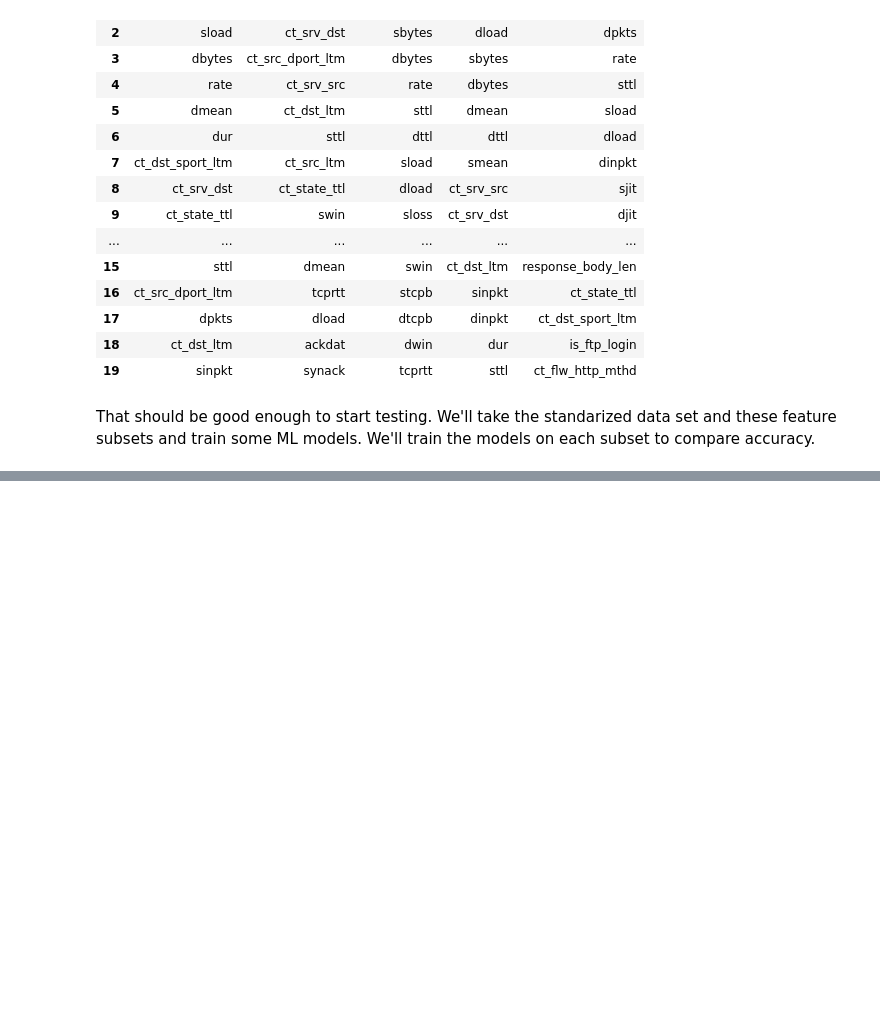
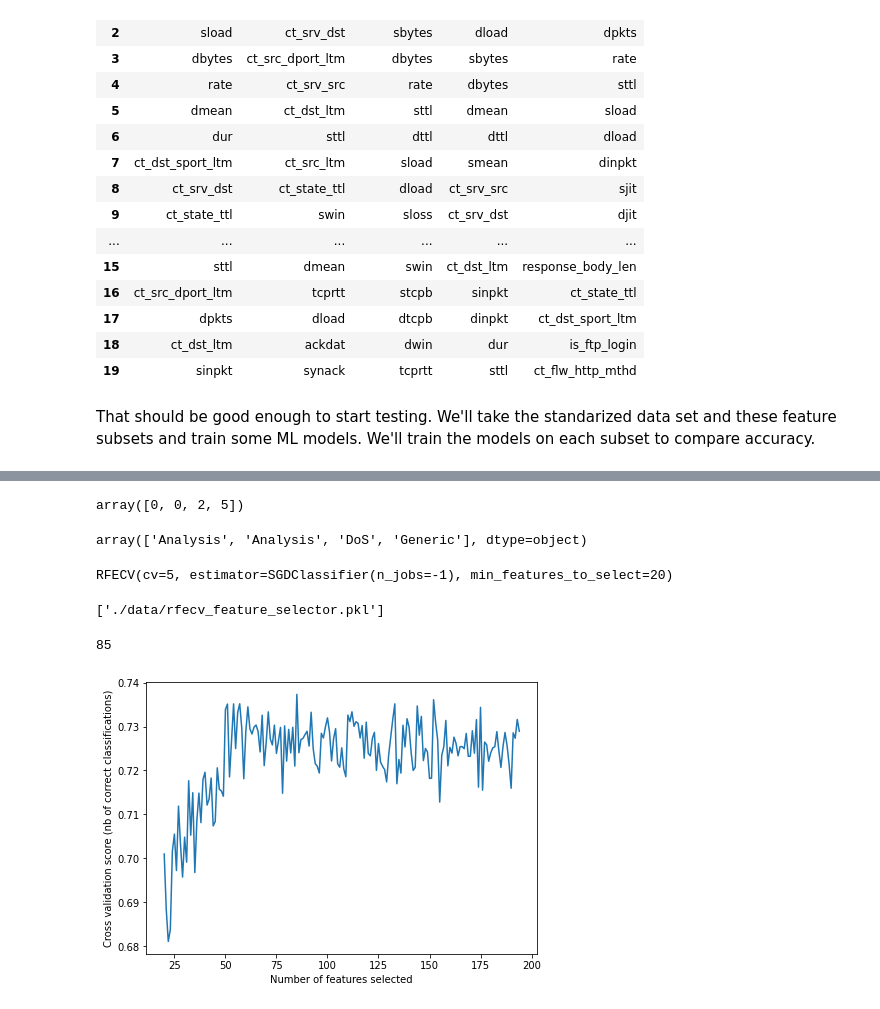
Before and after one commit to pvan1/DATA-606-Capstone, a Jupyter notebook: capstone-phase1.ipynb, the cells around one changed output, grey strips where cells are left out. Cells and saved outputs as stored; diff of their text form; code cells hidden in the pictures; blank space fills up the shorter version.

Commit message:
Add files via upload
Added one last feature selection technique. Recursive Feature Elimination with Cross Validation, using an SGDClassifier as the estimator.

```diff
--- a/capstone-phase1.ipynb
+++ b/capstone-phase1.ipynb
@@ -757,0 +771,3 @@ That should be good enough to start testing. We'll take the standarized data set
+# %%
+le = preprocessing.LabelEncoder()
+le.fit(training_cats)
@@ -757,0 +781,34 @@ That should be good enough to start testing. We'll take the standarized data set
+# %%
+le.transform(['Analysis', 'Analysis', 'DoS', 'Generic'])
+# %% [output]
+array([0, 0, 2, 5])
+# %%
+le.inverse_transform([0, 0, 2, 5])
+# %% [output]
+array(['Analysis', 'Analysis', 'DoS', 'Generic'], dtype=object)
+# %%
+estimator = SGDClassifier(n_jobs=-1)
+selector = RFECV(estimator, cv=5, min_features_to_select=20)
+selector.fit(X=training_data_std, y=le.transform(training_cats))
+# %% [output]
+RFECV(cv=5, estimator=SGDClassifier(n_jobs=-1), min_features_to_select=20)
+# %%
+import joblib
+
+joblib.dump(selector, './data/rfecv_feature_selector.pkl')
+# %% [output]
+['./data/rfecv_feature_selector.pkl']
+# %%
+selector.n_features_
+# %% [output]
+85
+# %%
+#https://scikit-learn.org/stable/auto_examples/feature_selection/plot_rfe_with_cross_validation.html#sphx-glr-auto-examples-feature-selection-plot-rfe-with-cross-validation-py
+plt.figure(figsize=(7, 5))
+plt.xlabel("Number of features selected")
+plt.ylabel("Cross validation score (nb of correct classifications)")
+plt.plot(range(20, len(selector.grid_scores_) + 20), selector.grid_scores_)
+plt.savefig('./images/rfecv_features_selected.png', dpi=300, bbox_inches='tight')
+plt.show()
+# %% [output]
+[figure, added]
```
Also changed, not shown: parts of 19 cells of this notebook.
